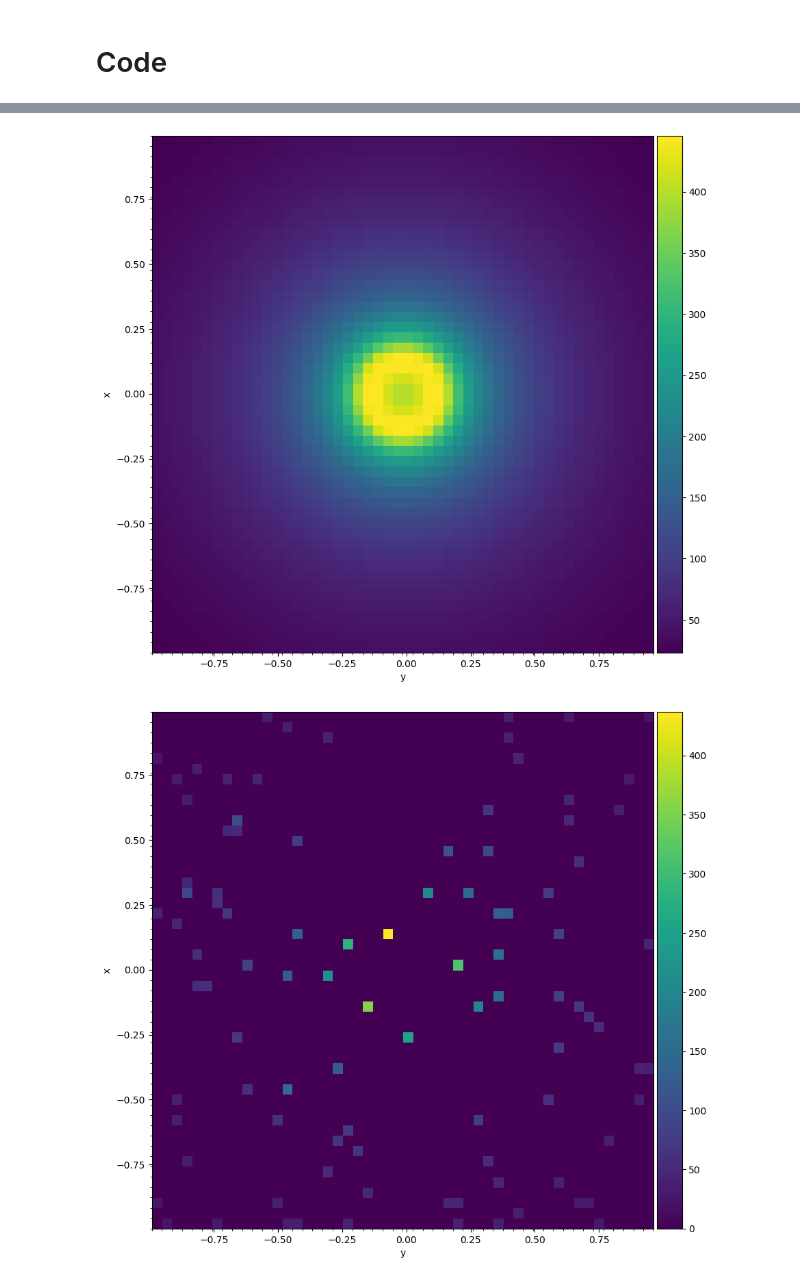
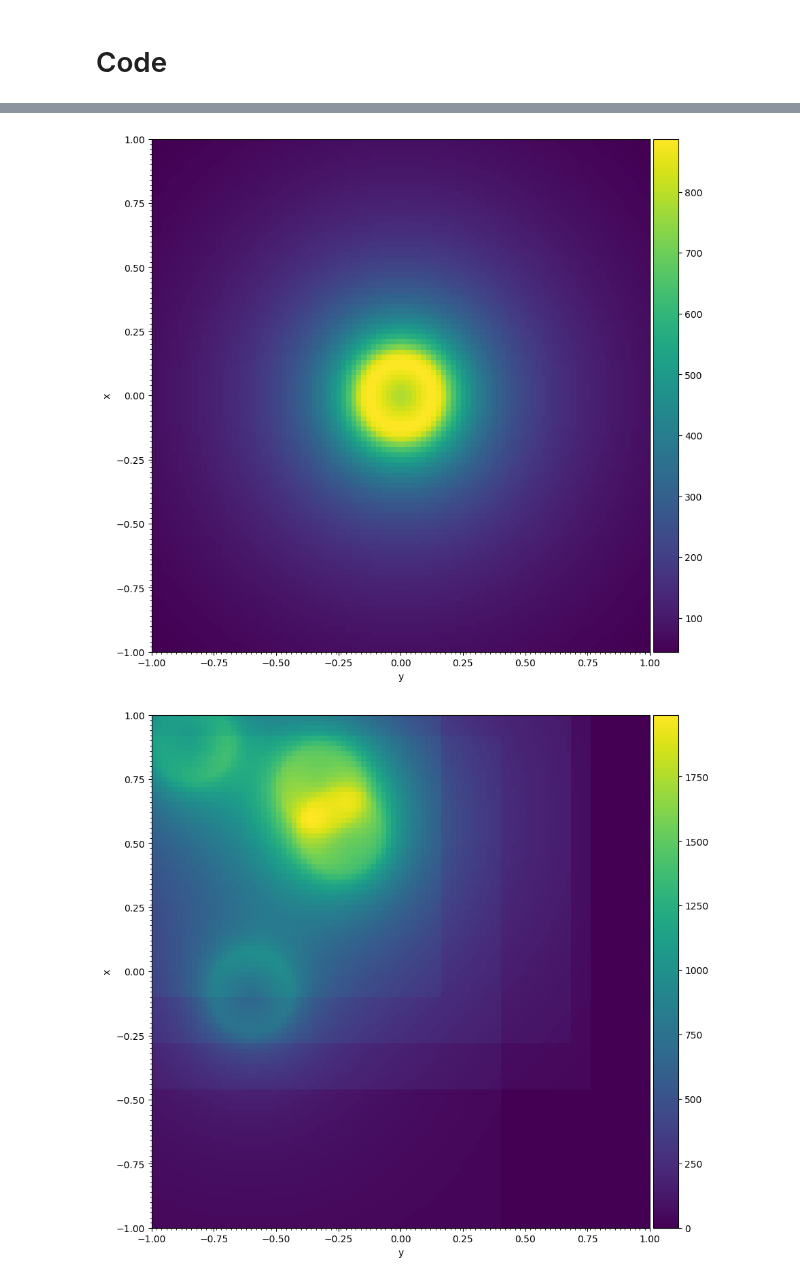
Before and after one commit to RphlFrmnt/PHYS512, a Jupyter notebook: Final_project_Nbody.ipynb, the cells around one changed output, grey strips where cells are left out. Cells and saved outputs as stored; diff of their text form; code cells hidden in the pictures.

```diff
--- a/Final_project_Nbody.ipynb
+++ b/Final_project_Nbody.ipynb
@@ -106,12 +100,12 @@ def plot_graph3D(x, title ="", scale_factor = 1,save=False, name = "fig",n = 0):
 # Code
 # %%
 # initialise randomly for some n ptcls in a box size^3
-n = 100
-size = 50
-x,v,m = init_cond_centered(n)
+n = 4
+size = 100
+x=np.random.rand(n,3)*2-1
 
 # Create density matrix rho
-rho,edge = np.histogramdd(x,bins=size)
+rho,edge = np.histogramdd(x,bins=size,range=((-1,1),(-1,1),(-1,1)))
 plot_2D_collapse(rho,edge)
 
 # Create softened potential matrix s_pot
@@ -119,13 +113,8 @@ greens_f = soft_pot(rho,edge,0.005)
 plot_2D_collapse(greens_f,edge)
 
 # Compute total potential matrix by convolving the density matrix with the softened potential
-phi = np.fft.ifft(np.fft.fft(greens_f) * np.fft.fft(rho))
+#phi = np.fft.ifft(np.fft.fft(greens_f) * np.fft.fft(rho)) #Not working for some reason...
 #phi = np.fft.fftshift(phi)
-plot_2D_collapse(phi.real,edge)
-
-# Compute the acceleration matrix by taking the gradient of the potential
-acc = np.gradient(phi)
-
-# Define timestep
-dt = 0.1
+phi = sig.fftconvolve(rho,greens_f,mode='same')
+plot_2D_collapse(phi,edge)
 # %% [output]
@@ -133,2 +122,2 @@ dt = 0.1
-[figure, old version]
+[figure, new version]
-[figure, old version]
+[figure, new version]
```
Also changed, not shown: parts of 9 cells of this notebook.
